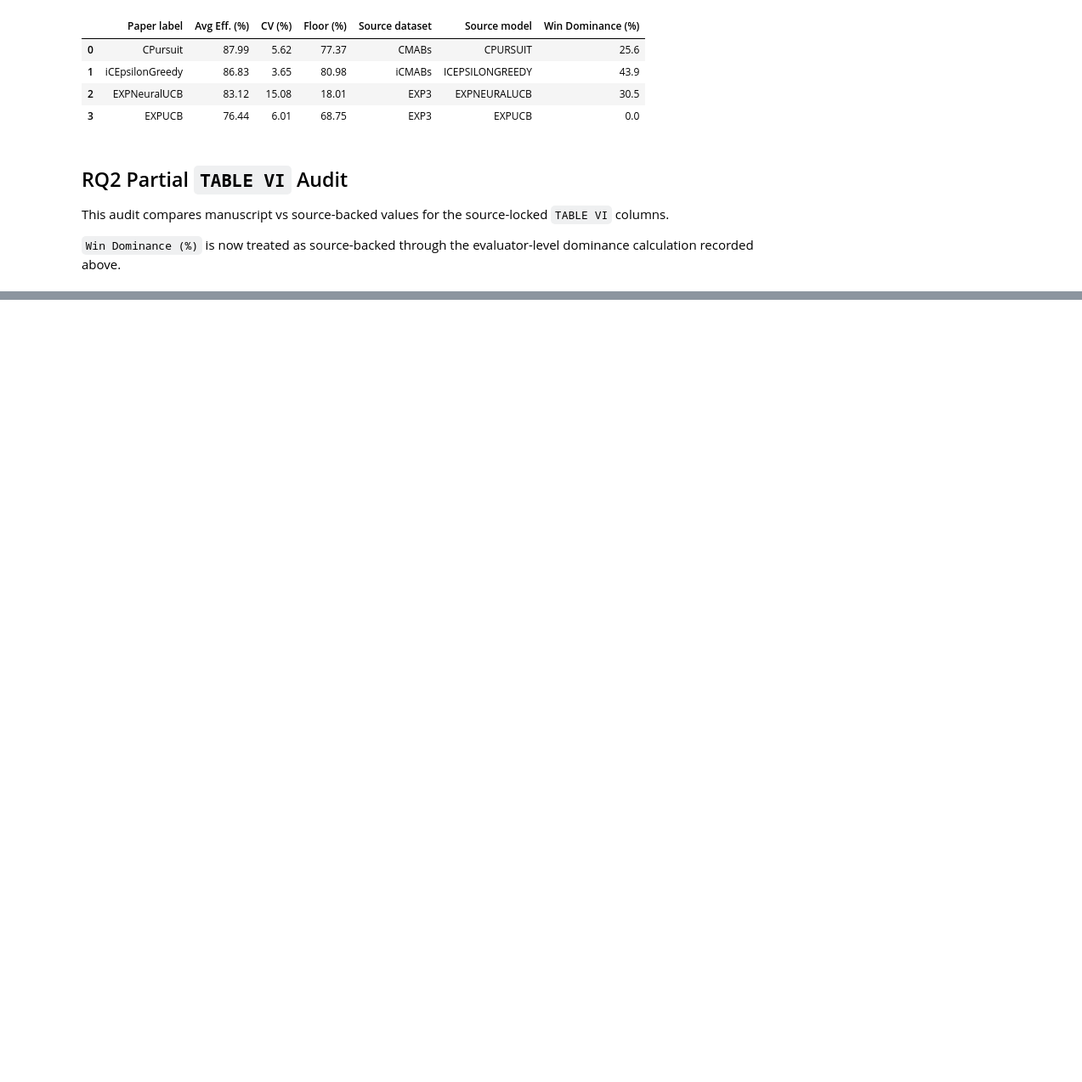
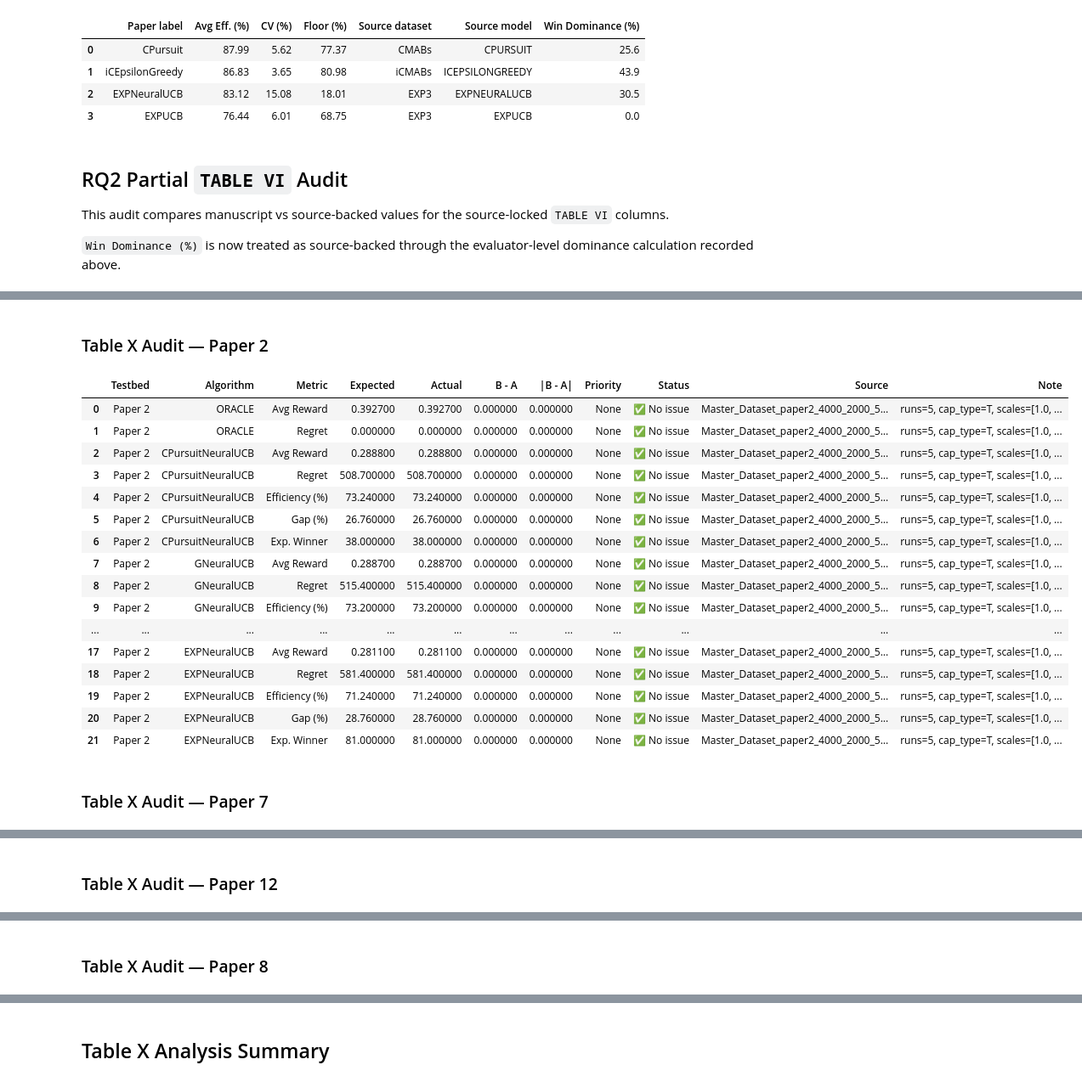
Before and after one commit to pzg8794/quantum_project, a Jupyter notebook: Dynamic_Routing_Eval_Framework/notebooks/H-MABs_MasterDataset_VerificationHub.ipynb, the cells around one changed output, grey strips where cells are left out. Shown at 85% size. Cells and saved outputs as stored; diff of their text form; code cells hidden in the pictures; blank space fills up the shorter version.

```diff
--- a/Dynamic_Routing_Eval_Framework/notebooks/H-MABs_MasterDataset_VerificationHub.ipynb
+++ b/Dynamic_Routing_Eval_Framework/notebooks/H-MABs_MasterDataset_VerificationHub.ipynb
@@ -1209,0 +1425,26 @@ RQ2 Audit — Floor (%)
+# %%
+SNAPSHOT_BASE = Path('/Users/pitergarcia/DataScience/Semester4/GA-Work/paper_validation/snapshots/20260315_001835')
+
+
+def snapshot_csv(name: str) -> pd.DataFrame:
+    return pd.read_csv(SNAPSHOT_BASE / name)
+
+
+def normalize_priority_column(frame: pd.DataFrame) -> pd.DataFrame:
+    out = frame.copy()
+    if 'Priority' in out.columns:
+        out['Priority'] = out['Priority'].fillna('None')
+    return out
+
+
+def display_snapshot_audit(title: str, frame: pd.DataFrame, columns: list[str] | None = None) -> None:
+    display(Markdown(f"### {title}"))
+    view = normalize_priority_column(frame)
+    if columns is not None:
+        existing = [col for col in columns if col in view.columns]
+        view = view[existing]
+    display(style_priority_rows(view))
+
+
+def summary_from_frame(frame: pd.DataFrame, item_col: str) -> dict[str, list[str]]:
+    return summarize_priority_rows(normalize_priority_column(frame), item_col=item_col)
@@ -1209,0 +1760,28 @@ RQ2 Audit — Floor (%)
+# %%
+table_x_audit = add_discrepancy_status(snapshot_csv('audit__table_x_audit.csv'), solved=True)
+for testbed in ['Paper 2', 'Paper 7', 'Paper 12', 'Paper 8']:
+    display_snapshot_audit(
+        f'Table X Audit — {testbed}',
+        table_x_audit.loc[table_x_audit['Testbed'] == testbed].reset_index(drop=True),
+        ['Testbed', 'Algorithm', 'Metric', 'Expected', 'Actual', 'B - A', '|B - A|', 'Priority', 'Status', 'Source', 'Note'],
+    )
+# %% [output]
+### Table X Audit — Paper 2
+|  | Testbed | Algorithm | Metric | Expected | Actual | B - A | |B - A| | Priority | Status | Source | Note |
+| 0 | Paper 2 | ORACLE | Avg Reward | 0.392700 | 0.392700 | 0.000000 | 0.000000 | None | ✅ No issue | Master_Dataset_paper2_4000_2000_5... | runs=5, cap_type=T, scales=[1.0, ... |
+| 1 | Paper 2 | ORACLE | Regret | 0.000000 | 0.000000 | 0.000000 | 0.000000 | None | ✅ No issue | Master_Dataset_paper2_4000_2000_5... | runs=5, cap_type=T, scales=[1.0, ... |
+| 2 | Paper 2 | CPursuitNeuralUCB | Avg Reward | 0.288800 | 0.288800 | 0.000000 | 0.000000 | None | ✅ No issue | Master_Dataset_paper2_4000_2000_5... | runs=5, cap_type=T, scales=[1.0, ... |
+| 3 | Paper 2 | CPursuitNeuralUCB | Regret | 508.700000 | 508.700000 | 0.000000 | 0.000000 | None | ✅ No issue | Master_Dataset_paper2_4000_2000_5... | runs=5, cap_type=T, scales=[1.0, ... |
+| 4 | Paper 2 | CPursuitNeuralUCB | Efficiency (%) | 73.240000 | 73.240000 | 0.000000 | 0.000000 | None | ✅ No issue | Master_Dataset_paper2_4000_2000_5... | runs=5, cap_type=T, scales=[1.0, ... |
+| 5 | Paper 2 | CPursuitNeuralUCB | Gap (%) | 26.760000 | 26.760000 | 0.000000 | 0.000000 | None | ✅ No issue | Master_Dataset_paper2_4000_2000_5... | runs=5, cap_type=T, scales=[1.0, ... |
+| 6 | Paper 2 | CPursuitNeuralUCB | Exp. Winner | 38.000000 | 38.000000 | 0.000000 | 0.000000 | None | ✅ No issue | Master_Dataset_paper2_4000_2000_5... | runs=5, cap_type=T, scales=[1.0, ... |
+| 7 | Paper 2 | GNeuralUCB | Avg Reward | 0.288700 | 0.288700 | 0.000000 | 0.000000 | None | ✅ No issue | Master_Dataset_paper2_4000_2000_5... | runs=5, cap_type=T, scales=[1.0, ... |
+| 8 | Paper 2 | GNeuralUCB | Regret | 515.400000 | 515.400000 | 0.000000 | 0.000000 | None | ✅ No issue | Master_Dataset_paper2_4000_2000_5... | runs=5, cap_type=T, scales=[1.0, ... |
+| 9 | Paper 2 | GNeuralUCB | Efficiency (%) | 73.200000 | 73.200000 | 0.000000 | 0.000000 | None | ✅ No issue | Master_Dataset_paper2_4000_2000_5... | runs=5, cap_type=T, scales=[1.0, ... |
+| ... | ... | ... | ... | ... | ... | ... | ... | ... | ... | ... | ... |
+| 17 | Paper 2 | EXPNeuralUCB | Avg Reward | 0.281100 | 0.281100 | 0.000000 | 0.000000 | None | ✅ No issue | Master_Dataset_paper2_4000_2000_5... | runs=5, cap_type=T, scales=[1.0, ... |
+| 18 | Paper 2 | EXPNeuralUCB | Regret | 581.400000 | 581.400000 | 0.000000 | 0.000000 | None | ✅ No issue | Master_Dataset_paper2_4000_2000_5... | runs=5, cap_type=T, scales=[1.0, ... |
+| 19 | Paper 2 | EXPNeuralUCB | Efficiency (%) | 71.240000 | 71.240000 | 0.000000 | 0.000000 | None | ✅ No issue | Master_Dataset_paper2_4000_2000_5... | runs=5, cap_type=T, scales=[1.0, ... |
+| 20 | Paper 2 | EXPNeuralUCB | Gap (%) | 28.760000 | 28.760000 | 0.000000 | 0.000000 | None | ✅ No issue | Master_Dataset_paper2_4000_2000_5... | runs=5, cap_type=T, scales=[1.0, ... |
+| 21 | Paper 2 | EXPNeuralUCB | Exp. Winner | 81.000000 | 81.000000 | 0.000000 | 0.000000 | None | ✅ No issue | Master_Dataset_paper2_4000_2000_5... | runs=5, cap_type=T, scales=[1.0, ... |
+### Table X Audit — Paper 7
@@ -1209,0 +1805 @@ RQ2 Audit — Floor (%)
+### Table X Audit — Paper 12
@@ -1209,0 +1823 @@ RQ2 Audit — Floor (%)
+### Table X Audit — Paper 8
@@ -1209,0 +1841,2 @@ RQ2 Audit — Floor (%)
+# %% [markdown]
+## Table X Analysis Summary
```
Also changed, not shown: parts of 47 cells of this notebook, 4 other files.
